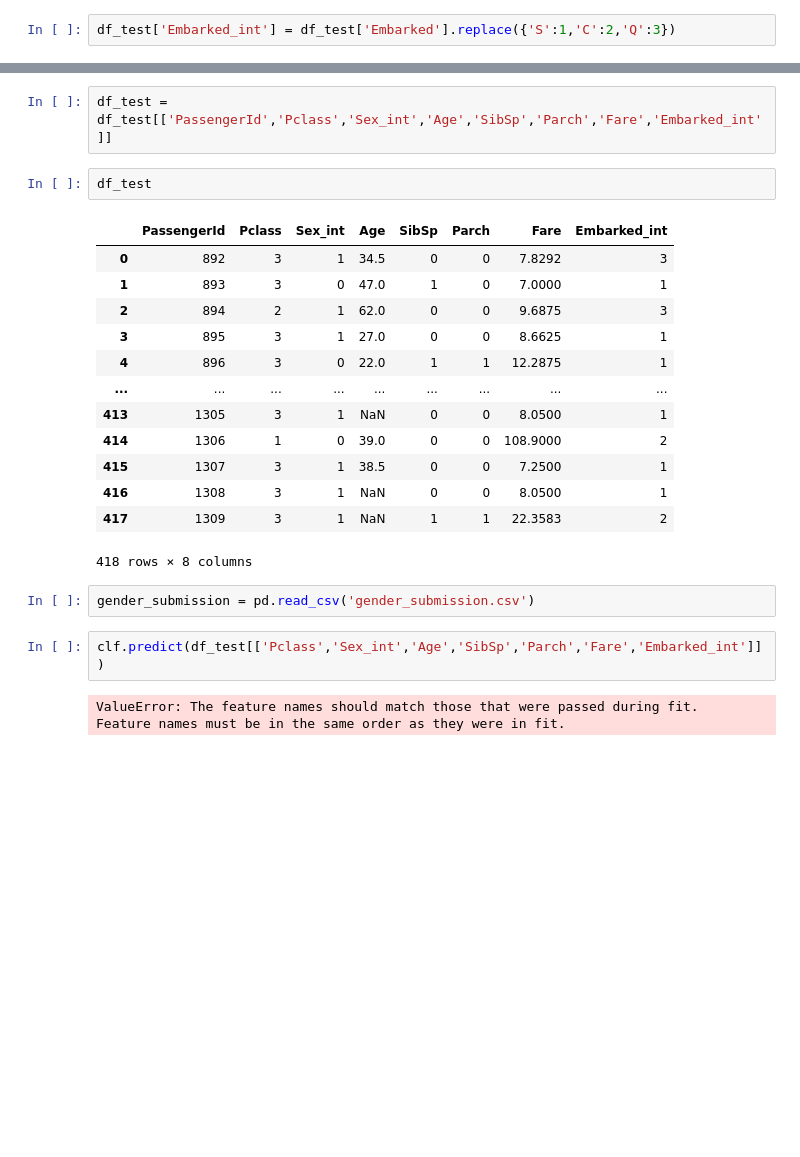
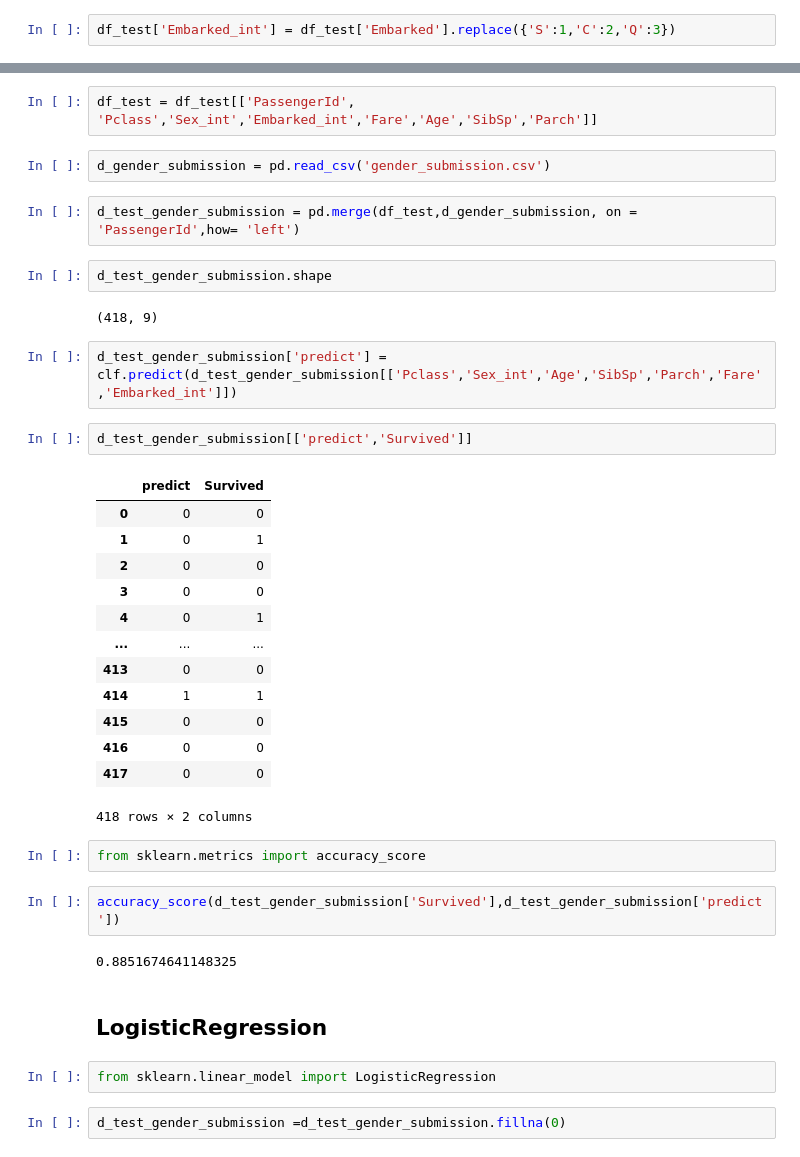
Before and after one commit to kesavachennamsetty/Data-Science-Projects, a Jupyter notebook: Titanic_project.ipynb, the cells around one changed output, grey strips where cells are left out. Saved outputs shown, nothing was run; the diff lists cells and outputs as text; blank space fills up the shorter version.

```diff
--- a/Titanic_project.ipynb
+++ b/Titanic_project.ipynb
@@ -105,25 +135,40 @@ df_test
 # %%
-df_test = df_test[['PassengerId','Pclass','Sex_int','Age','SibSp','Parch','Fare','Embarked_int']]
+df_test = df_test[['PassengerId', 'Pclass','Sex_int','Embarked_int','Fare','Age','SibSp','Parch']]
-# %%
-df_test
-# %% [output]
-|  | PassengerId | Pclass | Sex_int | Age | SibSp | Parch | Fare | Embarked_int |
-| 0 | 892 | 3 | 1 | 34.5 | 0 | 0 | 7.8292 | 3 |
-| 1 | 893 | 3 | 0 | 47.0 | 1 | 0 | 7.0000 | 1 |
-| 2 | 894 | 2 | 1 | 62.0 | 0 | 0 | 9.6875 | 3 |
-| 3 | 895 | 3 | 1 | 27.0 | 0 | 0 | 8.6625 | 1 |
-| 4 | 896 | 3 | 0 | 22.0 | 1 | 1 | 12.2875 | 1 |
-| ... | ... | ... | ... | ... | ... | ... | ... | ... |
-| 413 | 1305 | 3 | 1 | NaN | 0 | 0 | 8.0500 | 1 |
-| 414 | 1306 | 1 | 0 | 39.0 | 0 | 0 | 108.9000 | 2 |
-| 415 | 1307 | 3 | 1 | 38.5 | 0 | 0 | 7.2500 | 1 |
-| 416 | 1308 | 3 | 1 | NaN | 0 | 0 | 8.0500 | 1 |
-| 417 | 1309 | 3 | 1 | NaN | 1 | 1 | 22.3583 | 2 |
-418 rows × 8 columns
 # %%
-gender_submission = pd.read_csv('gender_submission.csv')
+d_gender_submission = pd.read_csv('gender_submission.csv')
+# %%
+d_test_gender_submission = pd.merge(df_test,d_gender_submission, on = 'PassengerId',how= 'left')
+# %%
+d_test_gender_submission.shape
+# %% [output]
+(418, 9)
 # %%
-clf.predict(df_test[['Pclass','Sex_int','Age','SibSp','Parch','Fare','Embarked_int']])
+d_test_gender_submission['predict'] = clf.predict(d_test_gender_submission[['Pclass','Sex_int','Age','SibSp','Parch','Fare','Embarked_int']])
-# %% [output]
-ValueError: The feature names should match those that were passed during fit.
-Feature names must be in the same order as they were in fit.
+# %%
+d_test_gender_submission[['predict','Survived']]
+# %% [output]
+|  | predict | Survived |
+| 0 | 0 | 0 |
+| 1 | 0 | 1 |
+| 2 | 0 | 0 |
+| 3 | 0 | 0 |
+| 4 | 0 | 1 |
+| ... | ... | ... |
+| 413 | 0 | 0 |
+| 414 | 1 | 1 |
+| 415 | 0 | 0 |
+| 416 | 0 | 0 |
+| 417 | 0 | 0 |
+418 rows × 2 columns
+# %%
+from sklearn.metrics import accuracy_score
+# %%
+accuracy_score(d_test_gender_submission['Survived'],d_test_gender_submission['predict'])
+# %% [output]
+0.8851674641148325
+# %% [markdown]
+## LogisticRegression
+# %%
+from sklearn.linear_model import LogisticRegression
+# %%
+d_test_gender_submission =d_test_gender_submission.fillna(0)
```
Also changed, not shown: parts of 23 cells of this notebook, 4 other files.
